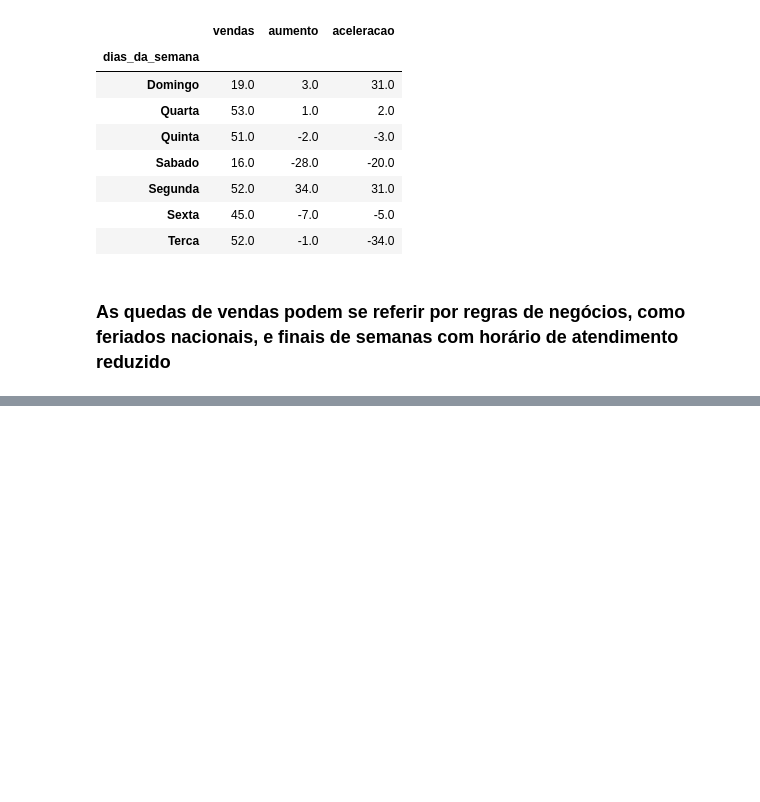
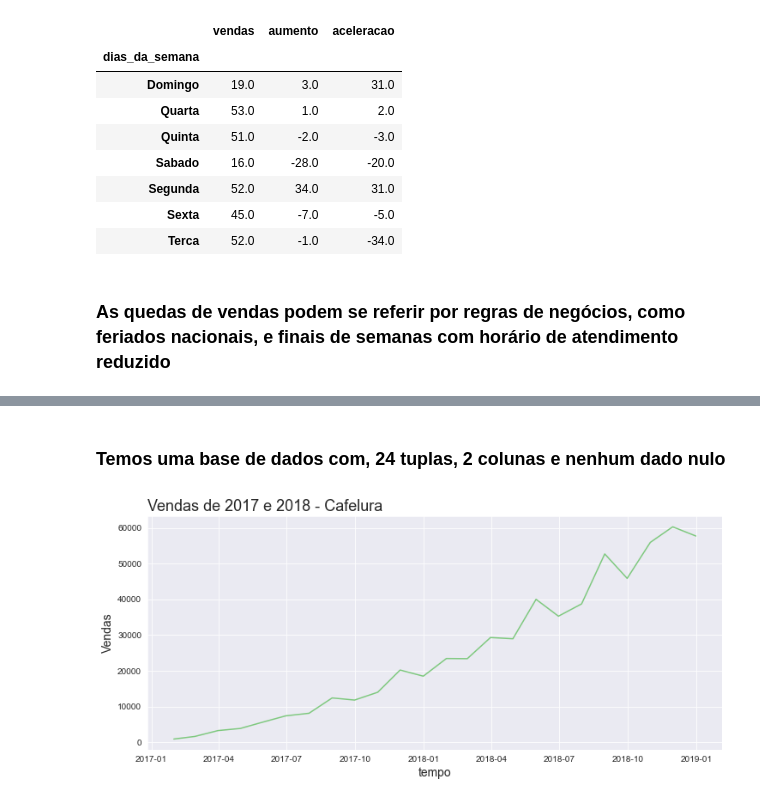
Before and after one commit to DorivanKadatzBorba/JupyterDS_Estudos, a Jupyter notebook: Python Para Data Science/Introdução a Análise Temporal/Time Series.ipynb, the cells around one changed output, grey strips where cells are left out. Drawn from its saved outputs; the diff is of its cells as text; code cells hidden in the pictures; blank space fills up the shorter version.

```diff
--- a/Python Para Data Science/Introdução a Análise Temporal/Time Series.ipynb
+++ b/Python Para Data Science/Introdução a Análise Temporal/Time Series.ipynb
@@ -481,0 +507,3 @@ vendas_agrupadas
+# %%
+cafelura = pd.read_csv('dados/cafelura.csv')
+cafelura.head()
@@ -481,0 +529,2 @@ vendas_agrupadas
+# %%
+cafelura['mes'] = pd.to_datetime(cafelura['mes'])
@@ -481,0 +543,6 @@ vendas_agrupadas
+# %% [markdown]
+### Temos uma base de dados com, 24 tuplas, 2 colunas e nenhum dado nulo
+# %%
+plotar('Vendas de 2017 e 2018 - Cafelura', 'tempo', 'Vendas', 'mes', 'vendas', cafelura)
+# %% [output]
+[figure, added]
```
Also changed, not shown: parts of 40 cells of this notebook, 4 other files.
